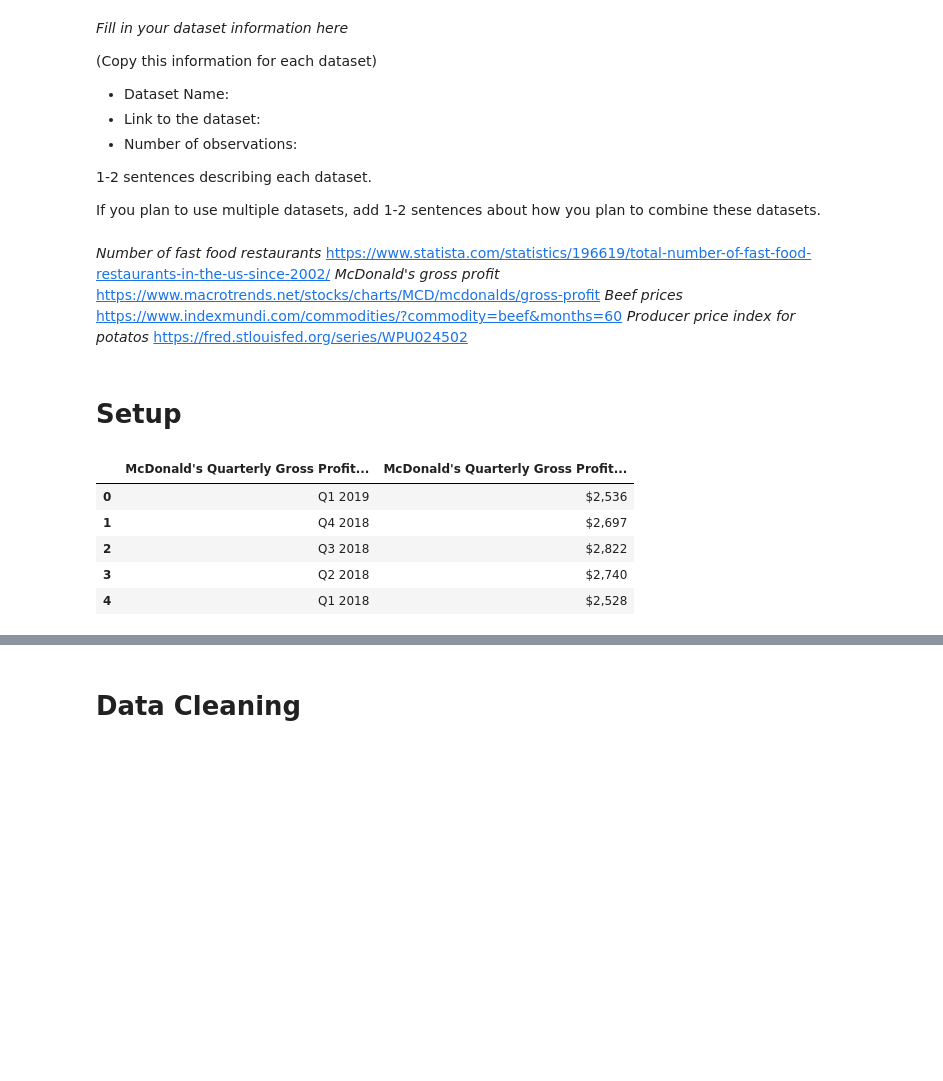
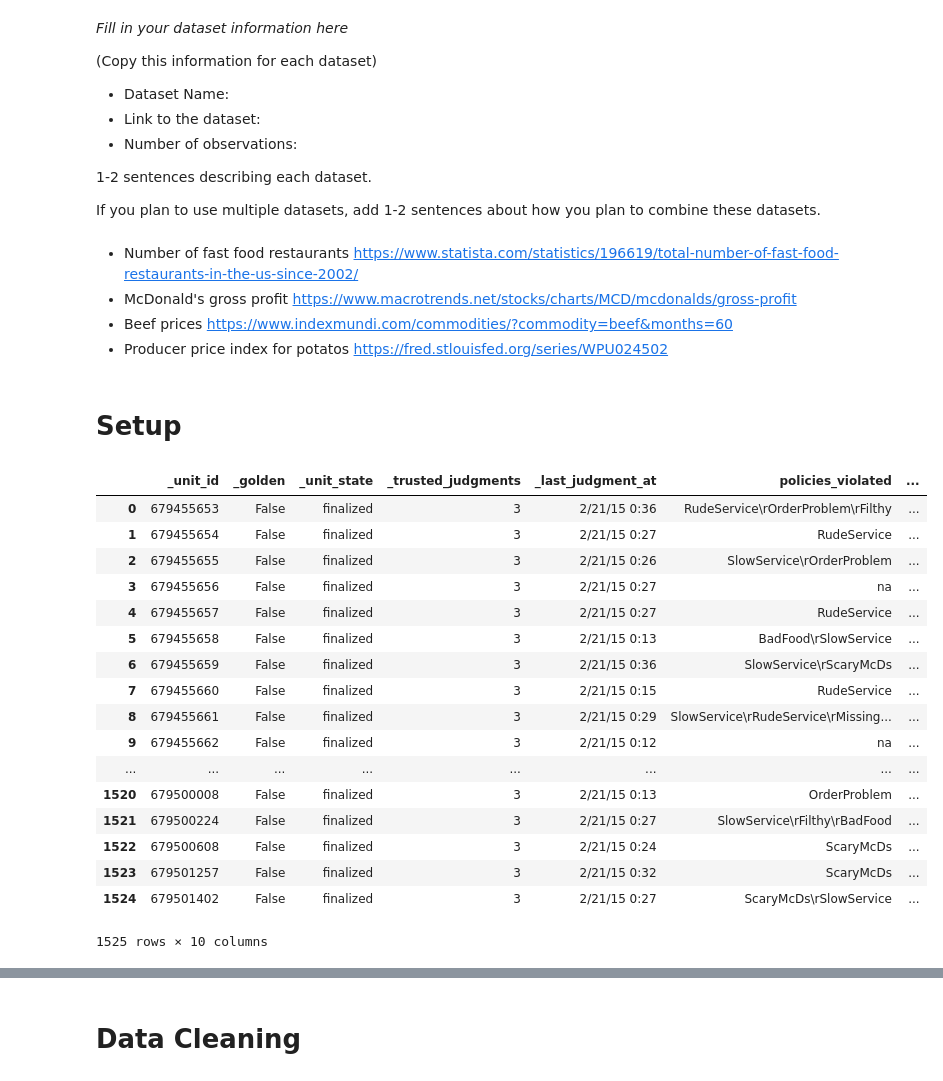
Before and after one commit to yat018/COGS108-Team-Pepperoni, a Jupyter notebook: FinalProject.ipynb, the cells around one changed output, grey strips where cells are left out. Drawn from its saved outputs; the diff is of its cells as text; code cells hidden in the pictures; blank space fills up the shorter version.

```diff
--- a/FinalProject.ipynb
+++ b/FinalProject.ipynb
@@ -49,34 +49,38 @@ https://www.forbes.com/sites/greatspeculations/2014/07/01/key-trends-impacting-b
 
 If you plan to use multiple datasets, add 1-2 sentences about how you plan to combine these datasets.
 # %% [markdown]
-*Number of fast food restaurants*
+- Number of fast food restaurants
 https://www.statista.com/statistics/196619/total-number-of-fast-food-restaurants-in-the-us-since-2002/
-*McDonald's gross profit*
+- McDonald's gross profit
 https://www.macrotrends.net/stocks/charts/MCD/mcdonalds/gross-profit
-*Beef prices*
+- Beef prices
 https://www.indexmundi.com/commodities/?commodity=beef&months=60
-*Producer price index for potatos*
+- Producer price index for potatos
 https://fred.stlouisfed.org/series/WPU024502
 # %% [markdown]
 # Setup
 # %%
 # imports
 import pandas as pd
-# %%
-# read the table from mcdonald's profit website
-df_list_mc = pd.read_html("https://www.macrotrends.net/stocks/charts/MCD/mcdonalds/gross-profit")
-
-# McDonald's annual profit from 2005 to 2018
-mc_annual_profit = df_list_mc[0]
-
-# McDonald's quarterly profit from 2005 Q1 to 2019 Q1
-mc_quarter_profit = df_list_mc[1]
-
-mc_quarter_profit.head()
-# %% [output]
-|  | McDonald's Quarterly Gross Profit... | McDonald's Quarterly Gross Profit... |
-| 0 | Q1 2019 | $2,536 |
-| 1 | Q4 2018 | $2,697 |
-| 2 | Q3 2018 | $2,822 |
-| 3 | Q2 2018 | $2,740 |
-| 4 | Q1 2018 | $2,528 |
+# %%
+df_yelp_mc = pd.read_csv('McDonalds-Yelp-Sentiment-DFE.csv', encoding = "ISO-8859-1")
+df_yelp_mc
+# %% [output]
+|  | _unit_id | _golden | _unit_state | _trusted_judgments | _last_judgment_at | policies_violated | ... |
+| 0 | 679455653 | False | finalized | 3 | 2/21/15 0:36 | RudeService\rOrderProblem\rFilthy | ... |
+| 1 | 679455654 | False | finalized | 3 | 2/21/15 0:27 | RudeService | ... |
+| 2 | 679455655 | False | finalized | 3 | 2/21/15 0:26 | SlowService\rOrderProblem | ... |
+| 3 | 679455656 | False | finalized | 3 | 2/21/15 0:27 | na | ... |
+| 4 | 679455657 | False | finalized | 3 | 2/21/15 0:27 | RudeService | ... |
+| 5 | 679455658 | False | finalized | 3 | 2/21/15 0:13 | BadFood\rSlowService | ... |
+| 6 | 679455659 | False | finalized | 3 | 2/21/15 0:36 | SlowService\rScaryMcDs | ... |
+| 7 | 679455660 | False | finalized | 3 | 2/21/15 0:15 | RudeService | ... |
+| 8 | 679455661 | False | finalized | 3 | 2/21/15 0:29 | SlowService\rRudeService\rMissing... | ... |
+| 9 | 679455662 | False | finalized | 3 | 2/21/15 0:12 | na | ... |
+| ... | ... | ... | ... | ... | ... | ... | ... |
+| 1520 | 679500008 | False | finalized | 3 | 2/21/15 0:13 | OrderProblem | ... |
+| 1521 | 679500224 | False | finalized | 3 | 2/21/15 0:27 | SlowService\rFilthy\rBadFood | ... |
+| 1522 | 679500608 | False | finalized | 3 | 2/21/15 0:24 | ScaryMcDs | ... |
+| 1523 | 679501257 | False | finalized | 3 | 2/21/15 0:32 | ScaryMcDs | ... |
+| 1524 | 679501402 | False | finalized | 3 | 2/21/15 0:27 | ScaryMcDs\rSlowService | ... |
+1525 rows × 10 columns
```
Also changed, not shown: parts of 5 cells of this notebook, 1 other file.
